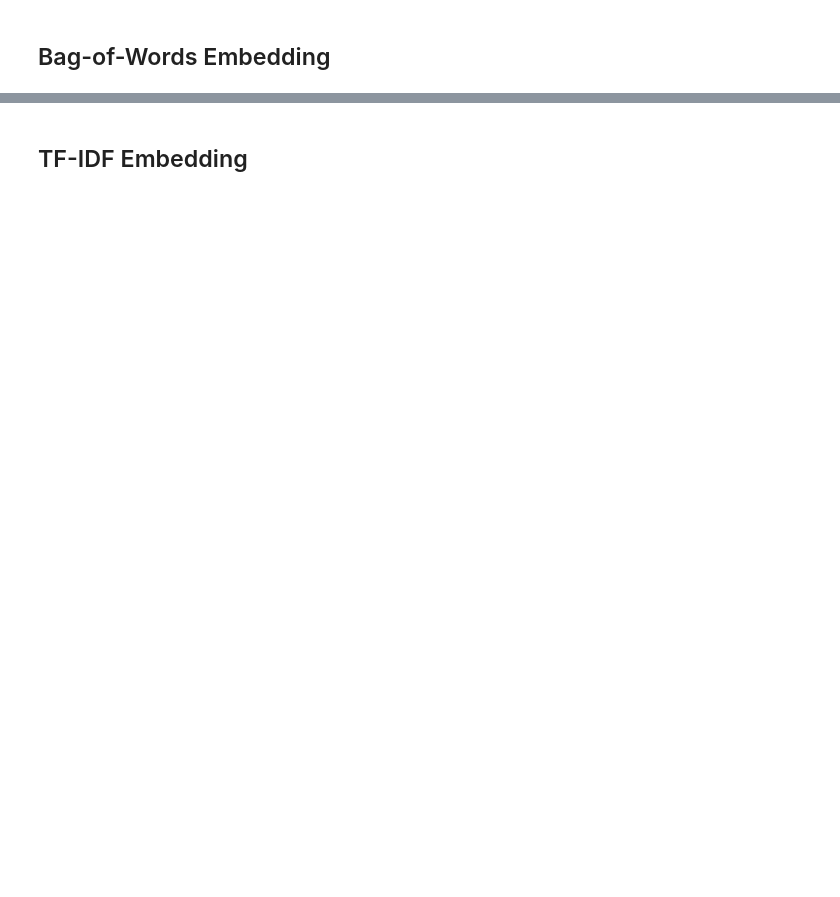
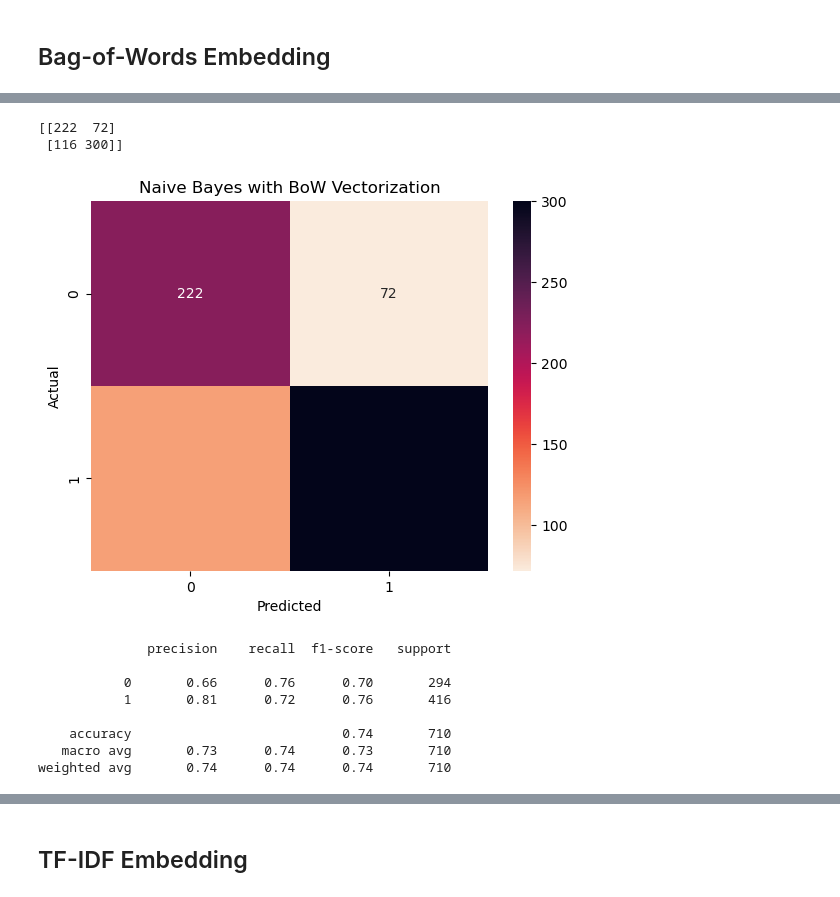
Before and after one commit to Yichen-Z/cis583_project, a Jupyter notebook: detect_stress.ipynb, the cells around one changed output, grey strips where cells are left out. Cells and saved outputs as stored; diff of their text form; code cells hidden in the pictures; blank space fills up the shorter version.

```diff
--- a/detect_stress.ipynb
+++ b/detect_stress.ipynb
@@ -402,0 +434,14 @@ from sklearn.metrics import confusion_matrix,classification_report
+# %%
+get_basic_report(model=model_nb, features=X_test, target=y_test, plot_title='Naive Bayes with BoW Vectorization')
+# %% [output]
+[[222  72]
+ [116 300]]
+[figure, added]
+              precision    recall  f1-score   support
+
+           0       0.66      0.76      0.70       294
+           1       0.81      0.72      0.76       416
+
+    accuracy                           0.74       710
+   macro avg       0.73      0.74      0.73       710
+weighted avg       0.74      0.74      0.74       710
```
Also changed, not shown: parts of 7 cells of this notebook.
